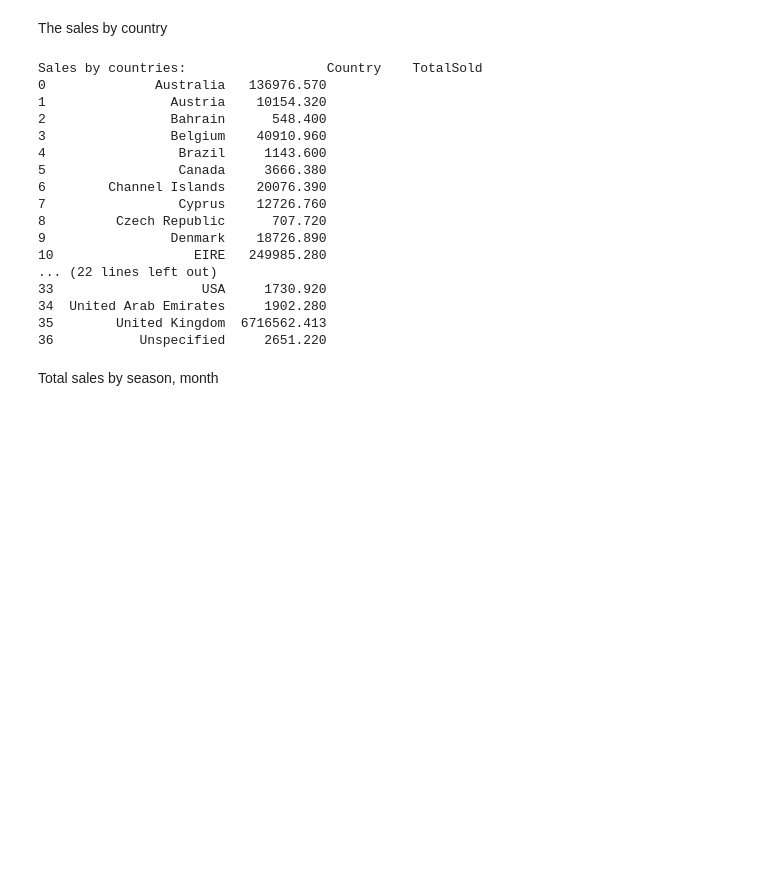
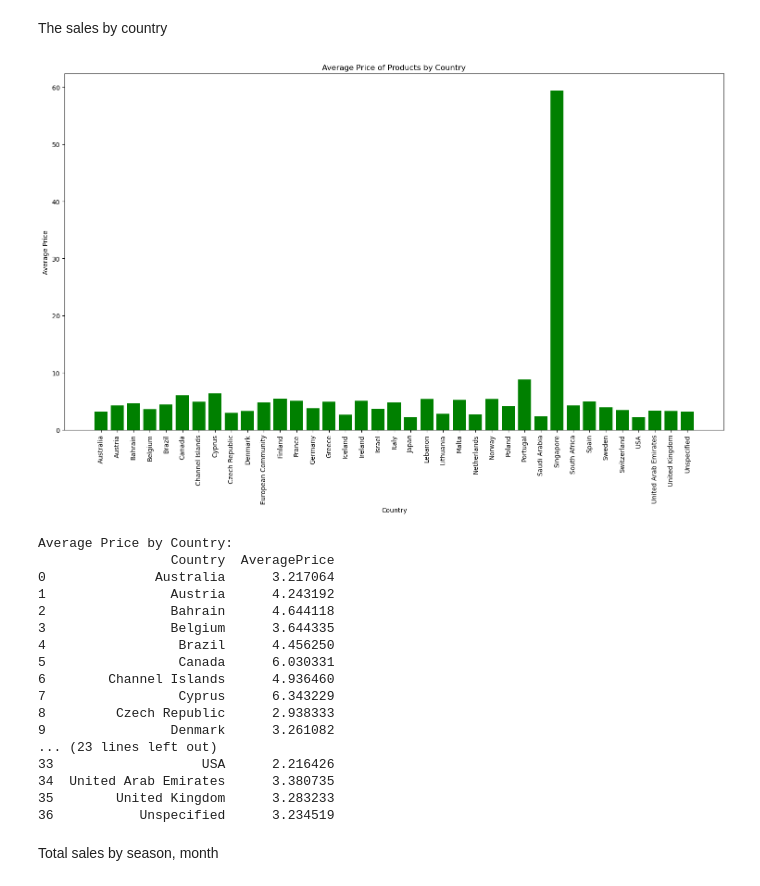
Before and after one commit to pedramjlo/supermarket-analysis-1, a Jupyter notebook: python/main.ipynb, the cells around one changed output. Drawn from its saved outputs; the diff is of its cells as text; code cells hidden in the pictures; blank space fills up the shorter version.

Commit message:
analysed and visualised products sold and average price by country

```diff
--- a/python/main.ipynb
+++ b/python/main.ipynb
@@ -48,10 +59,9 @@ class DatasetLoader:
     def load_data(self, filepath):
         return pd.read_csv(filepath, encoding = "ISO-8859-1", engine='python')
 # %%
-import pandas as pd
-from sqlalchemy import create_engine
 
 class DataCleaner:
+
     def handle_missing_values(self, data):
         print(data.isnull().sum())  # Count missing values per column
         data = data.dropna()  # Drop rows with any null values
@@ -77,6 +87,7 @@ class DataCleaner:
             "CustomerID": "float64",
             "Country": "object"
         }
+
         # Step 1: Fix data types first (may introduce new NaNs)
         data = self.check_header_data_types(data, data_types)
 
@@ -86,30 +97,32 @@ class DataCleaner:
 
 
     def normalise_country_names(self, data):
-        data['Country'] = data['Country'].replace('RSA', 'South Africa')
-        data['Country'] = data['Country'].replace('EIRE', 'Ireland')
+        replacements = {
+            'RSA': 'South Africa',
+            'EIRE': 'Ireland'
+        }
+        data['Country'] = data['Country'].replace(replacements)
+        return data
+
 
     def handle_duplicates(self, data, subset=None, keep='first'):
         """
         Remove duplicate rows and print a detailed report.
         """
-        # Track initial state
+
         initial_rows = len(data)
         duplicate_mask = data.duplicated(subset=subset, keep=keep)
         duplicate_count = duplicate_mask.sum()
 
-        # Print duplicate report
         print("\n=== Duplicate Report ===")
         print(f"Initial rows: {initial_rows}")
         print(f"Duplicate rows found: {duplicate_count}")
 
         if duplicate_count > 0:
-            # Show example duplicates (first 2 rows)
             print("\nExample duplicate rows:")
             duplicates = data[duplicate_mask].head(2)
             print(duplicates.to_string(index=False))
 
-        # Remove duplicates
         data_cleaned = data.drop_duplicates(subset=subset, keep=keep)
         final_rows = len(data_cleaned)
         print(f"\nRows after removal: {final_rows}")
@@ -133,15 +146,5 @@ class DataCleaner:
         data.to_csv('../dataset/cleaned_data.csv', index=False)
         print("Cleaned data saved successfully!")
         return data
-
-    def save_to_sql(self, data, table_name):
-        username = os.getenv('DB_USERNAME')
-        password = os.getenv('DB_PASSWORD')
-        host = os.getenv('DB_HOST')
-        database = os.getenv('DB_NAME')
-
-        engine = create_engine(f'mysql+pymysql://{username}:{password}@{host}/{database}')
-        data.to_sql(table_name, con=engine, if_exists='replace', index=False)
-        print(f"Data saved to {table_name} table successfully!")
 # %%
 class ExploreData:
@@ -215,6 +214,7 @@ if __name__ == "__main__":
     df = cleaner.handle_missing_values(df)
     df = cleaner.validate_values(df)
     df = cleaner.unique_check(df)
+    df = cleaner.normalise_country_names(df)
 # %% [output]
 InvoiceNo      0
 StockCode      0
@@ -280,25 +261,27 @@ Total Revenue: $8,246,367.30
 # %% [markdown]
 The sales by country
 # %%
-    sale_by_country = explorer.sales_by_country(df)
-    print(f"Sales by countries: {sale_by_country}")
+    avg_price_by_country = explorer.average_price_by_country(df)
+    print("Average Price by Country:")
+    print(avg_price_by_country)
 # %% [output]
+[figure, added]
-Sales by countries:                  Country    TotalSold
-0              Australia   136976.570
-1                Austria    10154.320
-2                Bahrain      548.400
-3                Belgium    40910.960
-4                 Brazil     1143.600
-5                 Canada     3666.380
-6        Channel Islands    20076.390
-7                 Cyprus    12726.760
-8         Czech Republic      707.720
-9                Denmark    18726.890
-10                  EIRE   249985.280
-... (22 lines left out)
-33                   USA     1730.920
-34  United Arab Emirates     1902.280
-35        United Kingdom  6716562.413
-36           Unspecified     2651.220
+Average Price by Country:
+                 Country  AveragePrice
+0              Australia      3.217064
+1                Austria      4.243192
+2                Bahrain      4.644118
+3                Belgium      3.644335
+4                 Brazil      4.456250
+5                 Canada      6.030331
+6        Channel Islands      4.936460
+7                 Cyprus      6.343229
+8         Czech Republic      2.938333
+9                Denmark      3.261082
+... (23 lines left out)
+33                   USA      2.216426
+34  United Arab Emirates      3.380735
+35        United Kingdom      3.283233
+36           Unspecified      3.234519
 # %% [markdown]
 Total sales by season, month
```
Also changed, not shown: parts of 9 cells of this notebook, 5 other files.
